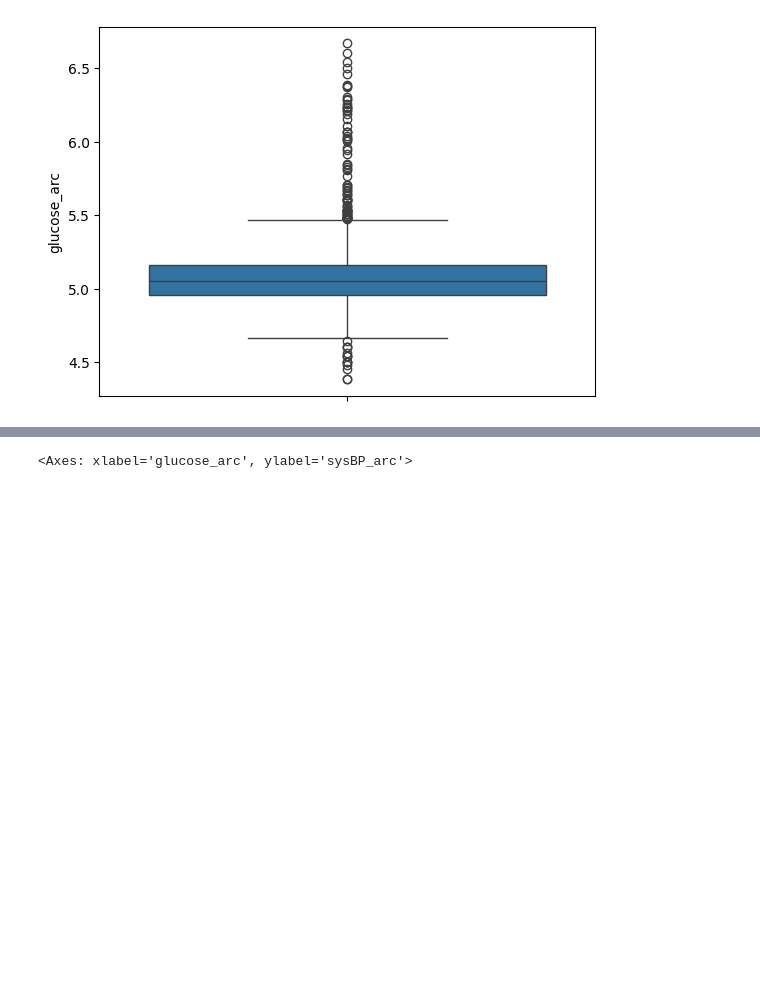
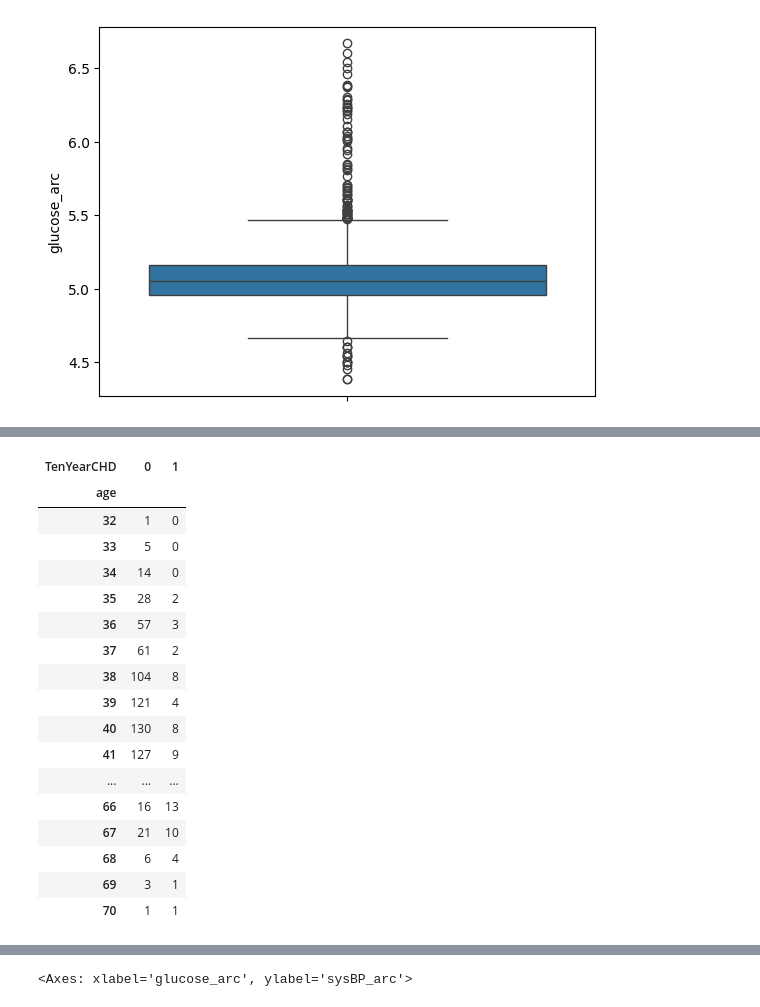
Before and after one commit to ashleyr05/project_chd, a Jupyter notebook: group8proj2.ipynb, the cells around one changed output, grey strips where cells are left out. Cells and saved outputs as stored; diff of their text form; code cells hidden in the pictures; blank space fills up the shorter version.

```diff
--- a/group8proj2.ipynb
+++ b/group8proj2.ipynb
@@ -177,0 +222,22 @@ sns.boxplot(df_train["glucose_arc"])
+# %%
+pd.crosstab(var,df_train["TenYearCHD"])
+# clearly a steady increase in risk of getting coronary heart disease in 10 years as you get older
+# %% [output]
+| TenYearCHD | 0 | 1 |
+| age |  |  |
+| 32 | 1 | 0 |
+| 33 | 5 | 0 |
+| 34 | 14 | 0 |
+| 35 | 28 | 2 |
+| 36 | 57 | 3 |
+| 37 | 61 | 2 |
+| 38 | 104 | 8 |
+| 39 | 121 | 4 |
+| 40 | 130 | 8 |
+| 41 | 127 | 9 |
+| ... | ... | ... |
+| 66 | 16 | 13 |
+| 67 | 21 | 10 |
+| 68 | 6 | 4 |
+| 69 | 3 | 1 |
+| 70 | 1 | 1 |
```
Also changed, not shown: parts of 9 cells of this notebook.
